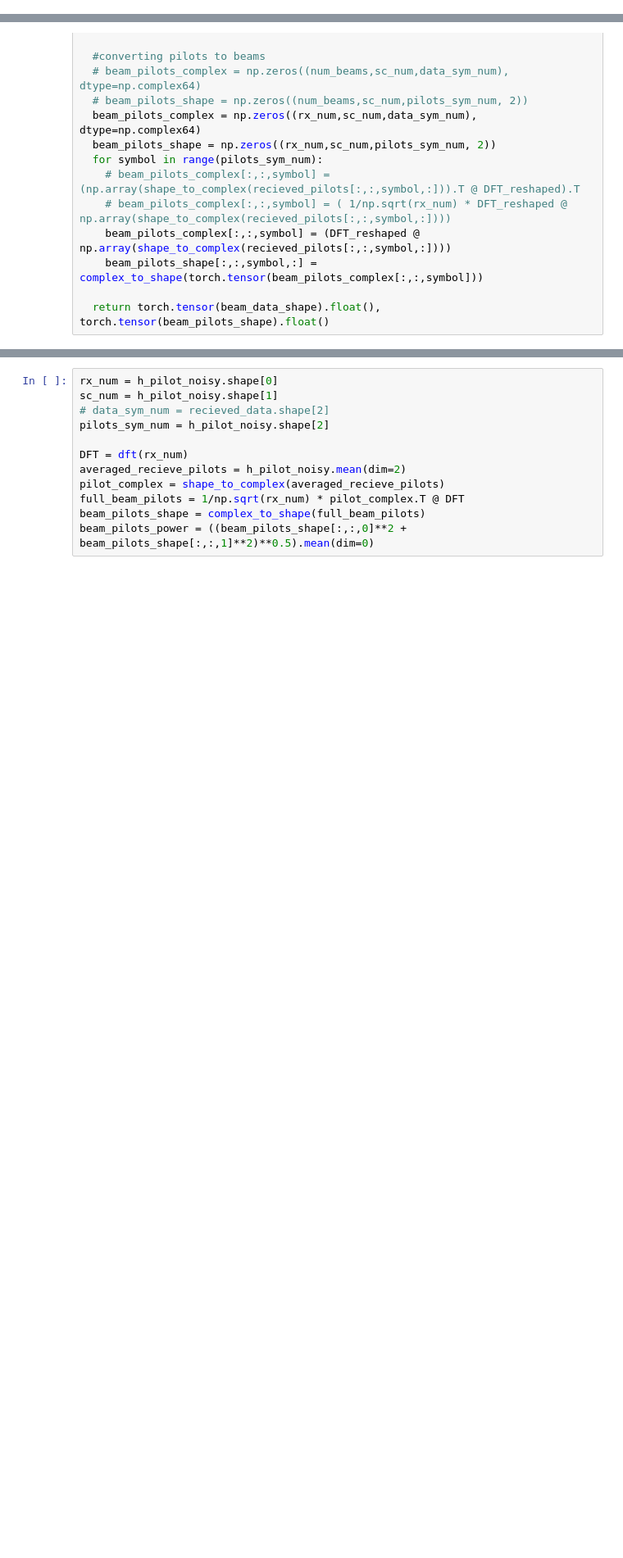
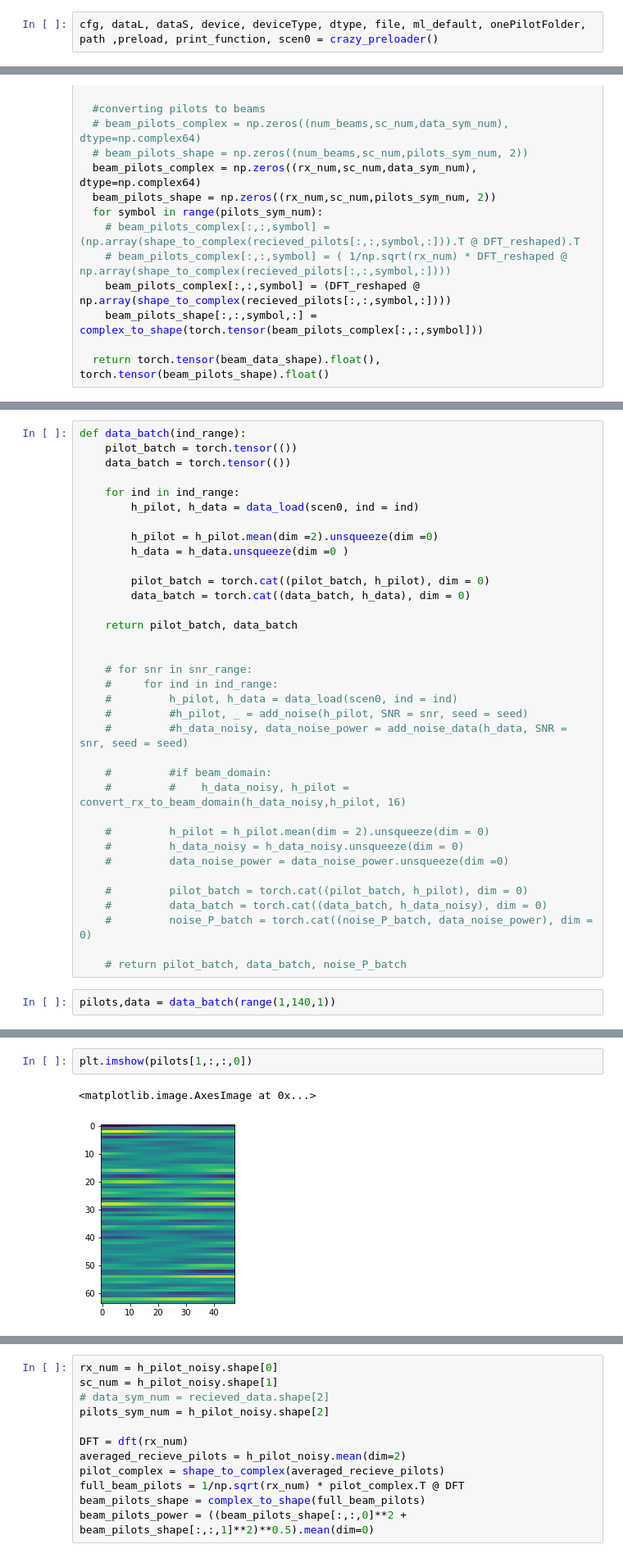
Before and after one commit to Albly/ML_for_channel_estimation, a Jupyter notebook: main.ipynb, the cells around one changed output, grey strips where cells are left out. Shown at 82% size. Drawn from its saved outputs; the diff is of its cells as text; blank space fills up the shorter version.

Commit message:
Simple beam approximation added

```diff
--- a/main.ipynb
+++ b/main.ipynb
@@ -29,0 +9,2 @@ Drive already mounted at /content/drive; to attempt to forcibly remount, call dr
+# %%
+cfg, dataL, dataS, device, deviceType, dtype, file, ml_default, onePilotFolder, path ,preload, print_function, scen0 = crazy_preloader()
@@ -576,0 +586,37 @@ def convert_rx_to_beam_domain(recieved_data, recieved_pilots, num_beams):
+# %%
+def data_batch(ind_range):
+    pilot_batch = torch.tensor(())
+    data_batch = torch.tensor(())
+
+    for ind in ind_range:
+        h_pilot, h_data = data_load(scen0, ind = ind)
+
+        h_pilot = h_pilot.mean(dim =2).unsqueeze(dim =0)
+        h_data = h_data.unsqueeze(dim =0 )
+
+        pilot_batch = torch.cat((pilot_batch, h_pilot), dim = 0)
+        data_batch = torch.cat((data_batch, h_data), dim = 0)
+
+    return pilot_batch, data_batch
+
+
+    # for snr in snr_range:
+    #     for ind in ind_range:
+    #         h_pilot, h_data = data_load(scen0, ind = ind)
+    #         #h_pilot, _ = add_noise(h_pilot, SNR = snr, seed = seed)
+    #         #h_data_noisy, data_noise_power = add_noise_data(h_data, SNR = snr, seed = seed)
+
+    #         #if beam_domain:
+    #         #    h_data_noisy, h_pilot = convert_rx_to_beam_domain(h_data_noisy,h_pilot, 16)
+
+    #         h_pilot = h_pilot.mean(dim = 2).unsqueeze(dim = 0)
+    #         h_data_noisy = h_data_noisy.unsqueeze(dim = 0)
+    #         data_noise_power = data_noise_power.unsqueeze(dim =0)
+
+    #         pilot_batch = torch.cat((pilot_batch, h_pilot), dim = 0)
+    #         data_batch = torch.cat((data_batch, h_data_noisy), dim = 0)
+    #         noise_P_batch = torch.cat((noise_P_batch, data_noise_power), dim = 0)
+
+    # return pilot_batch, data_batch, noise_P_batch
+# %%
+pilots,data = data_batch(range(1,140,1))
@@ -576,0 +627,5 @@ def convert_rx_to_beam_domain(recieved_data, recieved_pilots, num_beams):
+# %%
+plt.imshow(pilots[1,:,:,0])
+# %% [output]
+<matplotlib.image.AxesImage at 0x...>
+[figure, added]
```
Also changed, not shown: parts of 27 cells of this notebook, 9 other files.
